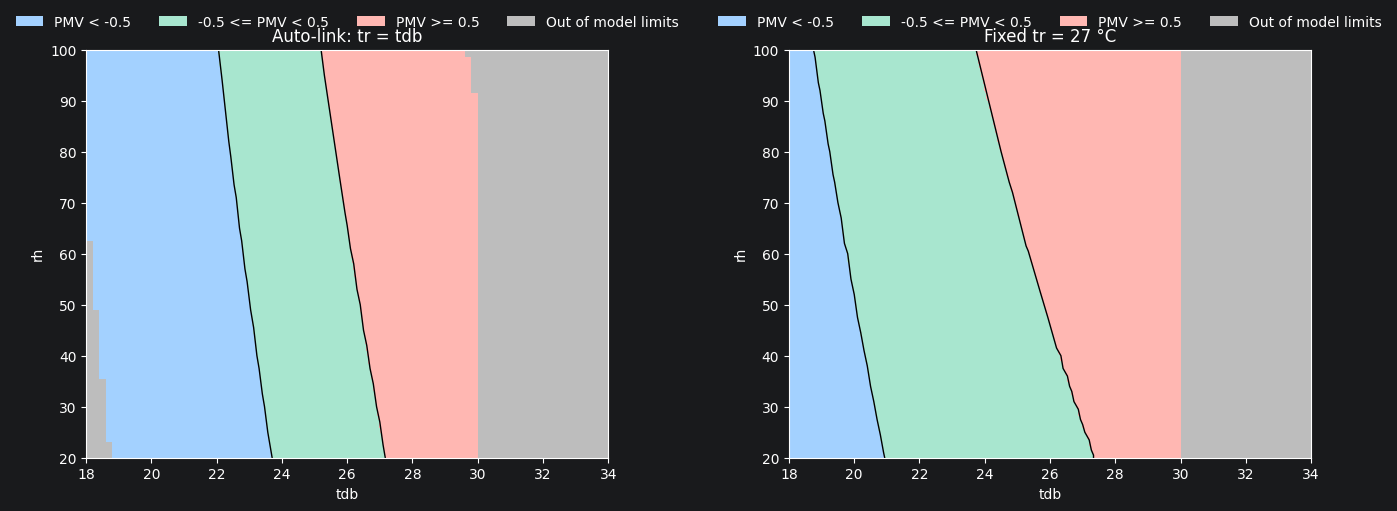
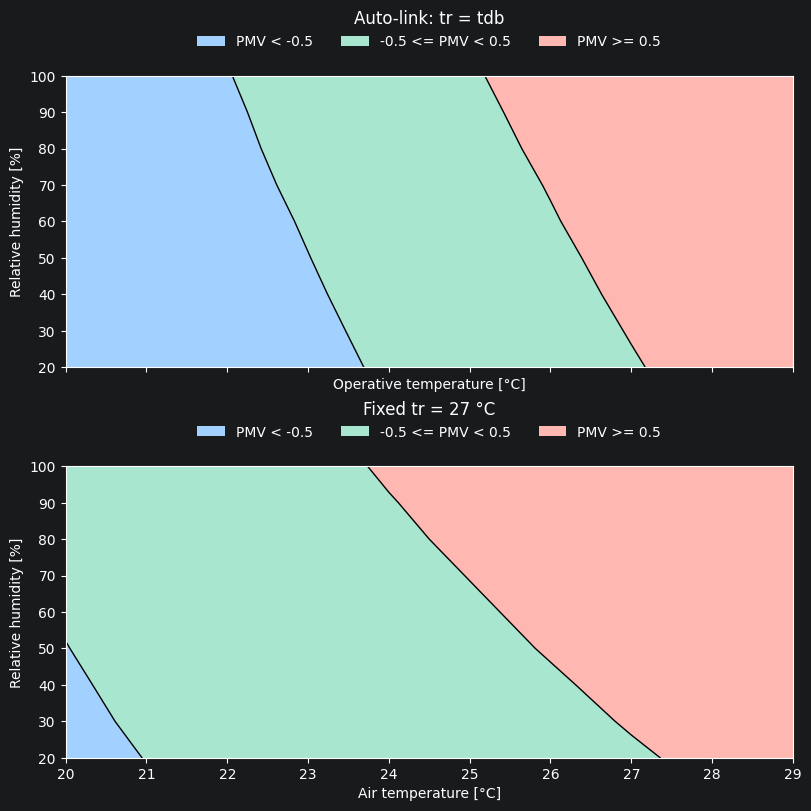
The change to this notebook cell's code, shown as a diff; its figure went from the first image to the second:
--- before
+++ after
@@ -1,23 +1,25 @@
-fig, (ax0, ax1) = plt.subplots(1, 2, figsize=(14, 5), constrained_layout=True)
+fig, (ax0, ax1) = plt.subplots(
+    2, 1, figsize=(8, 8), constrained_layout=True, sharex=True
+)
 
 # Left: tr omitted — auto-links to tdb (tr = tdb for every grid cell)
 (
     ThresholdPlot(pmv_ppd_iso)
-    .set_x_axis("tdb", 18.0, 34.0, resolution=0.2)
-    .set_y_axis("rh", 20.0, 100.0, resolution=0.5)
+    .set_x_axis("tdb", 20.0, 29.0, resolution=1)
+    .set_y_axis("rh", 20.0, 100.0, resolution=10)
     .set_params(vr=0.10, met=1.2, clo=0.5, wme=0.0)  # tr omitted → auto tr = tdb
     .set_regions(output="pmv", thresholds=[-0.5, 0.5])
     .plot(ax=ax0, title="Auto-link: tr = tdb")
-)
+).ax.set(xlabel="Operative temperature [°C]", ylabel="Relative humidity [%]")
 
 # Right: tr fixed at 27 °C regardless of the tdb axis
 (
     ThresholdPlot(pmv_ppd_iso)
-    .set_x_axis("tdb", 18.0, 34.0, resolution=0.2)
-    .set_y_axis("rh", 20.0, 100.0, resolution=0.5)
+    .set_x_axis("tdb", 20.0, 29.0, resolution=1)
+    .set_y_axis("rh", 20.0, 100.0, resolution=10)
     .set_params(tr=27.0, vr=0.10, met=1.2, clo=0.5, wme=0.0)  # tr fixed, not linked
     .set_regions(output="pmv", thresholds=[-0.5, 0.5])
     .plot(ax=ax1, title="Fixed tr = 27 °C")
-)
+).ax.set(xlabel="Air temperature [°C]", ylabel="Relative humidity [%]")
 
 plt.show()

Commit: feat: enhance legend and title positioning in plots for better visibility